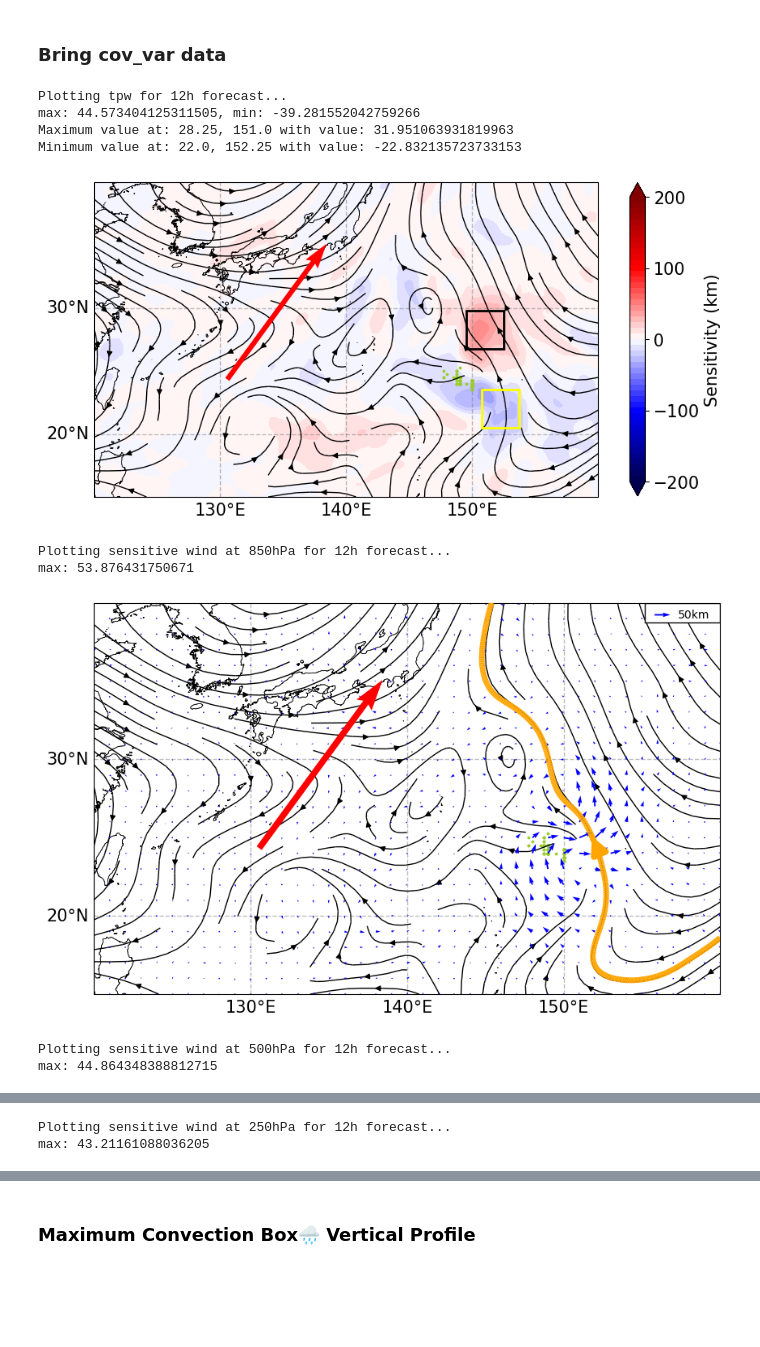
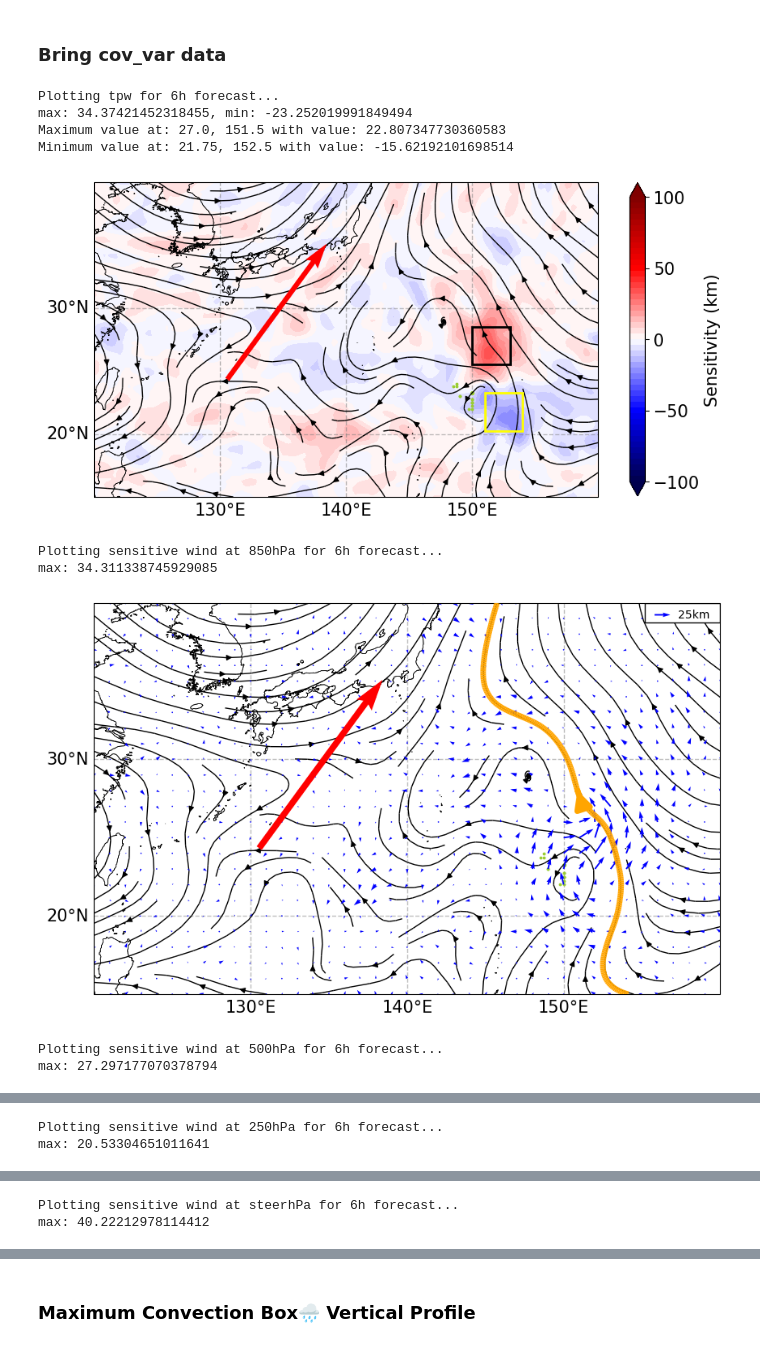
Before and after one commit to jjoo0727/Convective-Systems-Tropical-Dynamics-Laboratory, a Jupyter notebook: sensitivity/sensitivity_all_variances.ipynb, the cells around one changed output, grey strips where cells are left out. Drawn from its saved outputs; the diff is of its cells as text; code cells hidden in the pictures; blank space fills up the shorter version.

```diff
--- a/sensitivity/sensitivity_all_variances.ipynb
+++ b/sensitivity/sensitivity_all_variances.ipynb
@@ -750,7 +779,7 @@ GIF 저장 완료!
 cov_var_dict = {}
 mean_flow_500hPa = {}
 
-for predict_interval in range(12, 49, 12):
+for predict_interval in range(6, 49, 6):
     print(f'Processing {predict_interval} hours forecast...')
     datetime1 = key_time + timedelta(hours=int(predict_interval))
 
@@ -858,7 +887,10 @@ for predict_interval in range(12, 49, 12):
 
     u_steer = x_array_all[upper_dict['u'], steer_idx, :, :]  # Assuming the first level is the surface
     v_steer = x_array_all[upper_dict['v'], steer_idx, :, :]
-    u_steer = weight_sum
+    u_steer = weighted_sum(u_steer, steer_array)
+    v_steer = weighted_sum(v_steer, steer_array)
+    cov_var_dict[predict_interval]['u_steer'] = compute_cov_var(u_steer, distances_tar, ens_idx_list)
+    cov_var_dict[predict_interval]['v_steer'] = compute_cov_var(v_steer, distances_tar, ens_idx_list)
 
     #! Compute total precipitable water (TPW)
     cov_var_dict[predict_interval]['tpw'] = compute_cov_var(q_col, distances_tar, ens_idx_list)
@@ -988,8 +1005,8 @@ distances_tar = (projection - ensemble_mean) * 111
 # %%
 step = 4
 # quiver_scale = 100
-quiver_scale = 50
-sensitivity_scale = 200
+quiver_scale = 25
+sensitivity_scale = 100
 if storm_name == 'DEBBY':
     extent = [250, 290, 15, 40]
 else:
@@ -997,7 +1014,7 @@ else:
 window = 13
 
 # for predict_interval in cov_var_dict:
-for predict_interval in [12]:
+for predict_interval in [6]:
     datetime1 = key_time + timedelta(hours=int(predict_interval))
 
     wind_speed = np.sqrt(mean_flow_500hPa[predict_interval]['u']**2+mean_flow_500hPa[predict_interval]['v']**2)
@@ -1114,48 +1131,59 @@ for predict_interval in [12]:
     #                 plt.show()
 
 
     # for pres in level_list:
-    for pres in [850, 500, 250]:
-        u_cv = cov_var_dict[predict_interval]['u'][pres]
-        v_cv = cov_var_dict[predict_interval]['v'][pres]
+    for pres in [850, 500, 250, 'steer']:
+        if pres != 'steer':
+            u_cv = cov_var_dict[predict_interval]['u'][pres]
+            v_cv = cov_var_dict[predict_interval]['v'][pres]
+        else:
+            u_cv = cov_var_dict[predict_interval]['u_steer']
+            v_cv = cov_var_dict[predict_interval]['v_steer']
+
         print(f"Plotting sensitive wind at {pres}hPa for {predict_interval}h forecast...")
         print(f"max: {np.max(np.sqrt(u_cv**2+v_cv**2))}")
 
         # Plotting the covariance/variance
         fig, ax = plt.subplots(figsize=(10, 10), subplot_kw={'projection': proj})
         ax.set_extent(extent, crs=proj)
         ax.coastlines('10m', linewidth=0.5)
         if storm_name == 'DEBBY':
             lon_wrapped = (lon_grid + 180) % 360 - 180
             ax.streamplot(lon_wrapped[0, :], lat_grid[:, 0], masked_u, masked_v,
                         color='black', linewidth=1, density=1)
         else:
             ax.streamplot(lon_grid, lat_grid, masked_u, masked_v, color='black', linewidth=1, density=1)
-        # ax.streamplot(lon_grid, lat_grid, masked_u, masked_v,
-            #   start_points=np.array([[150, 30.5]]), # 다른 시작점
-            #   color='orange', linewidth=5, zorder=20,arrowsize=3,density=10,
-            #   transform=ccrs.PlateCarree())
+
+        if predict_interval == 24:
+            start_point = np.array([[150, 30.5]])  # 타겟 위치
+        elif predict_interval == 12:
+            start_point = np.array([[150, 27.43]])  # 타겟 위치
+        elif predict_interval == 6:
+            start_point = np.array([[150, 30.5]])
+        else:
+            start_point = np.array([[150, 30.5]])
+
         ax.streamplot(lon_grid, lat_grid, masked_u, masked_v,
-              start_points=np.array([[150, 27.43]]), # 다른 시작점
+              start_points=start_point, # 다른 시작점
               color='orange', linewidth=5, zorder=20,arrowsize=3,density=10,
               transform=ccrs.PlateCarree())
         uv_quiver = ax.quiver(lon_grid[::step, ::step], lat_grid[::step, ::step], u_cv[::step, ::step], v_cv[::step, ::step], color = 'blue', transform=proj, scale = quiver_scale*40, zorder = 2)
         uv_quiver_key = ax.quiverkey(uv_quiver, 0.92, 0.97, quiver_scale, f'{quiver_scale}km', labelpos='E', coordinates='axes', color = 'blue', zorder = 10)
         ax.quiver(pca_tar.mean_[0]-pca_tar.components_[0, 0]*6, pca_tar.mean_[1]-pca_tar.components_[0, 1]*6, pca_tar.components_[0, 0], pca_tar.components_[0, 1] , scale=3, color='r', width=0.01, label='Principal Axis', zorder = 30)
         # ax.quiver(pca_tar.mean_[0], pca_tar.mean_[1], -pca_tar.components_[0, 0], -pca_tar.components_[0, 1] , scale=20, color='r', width=0.005, label='Principal Axis', zorder = 2)
         plt.scatter(mid_pos[:, 0], mid_pos[:, 1], c='yellowgreen', s=3, transform=proj)
         map_background(ax, proj=proj)
         rect = patches.Rectangle((0.88, 0.95), 0.12, 0.05, linewidth=1, edgecolor='black', facecolor='white', transform=ax.transAxes, zorder = 2)
         ax.add_patch(rect)
         plt.show()
 # %% [output]
-Plotting tpw for 12h forecast...
-max: 44.573404125311505, min: -39.281552042759266
-Maximum value at: 28.25, 151.0 with value: 31.951063931819963
-Minimum value at: 22.0, 152.25 with value: -22.832135723733153
+Plotting tpw for 6h forecast...
+max: 34.37421452318455, min: -23.252019991849494
+Maximum value at: 27.0, 151.5 with value: 22.807347730360583
+Minimum value at: 21.75, 152.5 with value: -15.62192101698514
-[figure, old version]
+[figure, new version]
-Plotting sensitive wind at 850hPa for 12h forecast...
-max: 53.876431750671
+Plotting sensitive wind at 850hPa for 6h forecast...
+max: 34.311338745929085
-[figure, old version]
+[figure, new version]
-Plotting sensitive wind at 500hPa for 12h forecast...
-max: 44.864348388812715
+Plotting sensitive wind at 500hPa for 6h forecast...
+max: 27.297177070378794
@@ -1163,2 +1191,2 @@ max: 44.864348388812715
-Plotting sensitive wind at 250hPa for 12h forecast...
-max: 43.21161088036205
+Plotting sensitive wind at 250hPa for 6h forecast...
+max: 20.53304651011641
@@ -1165,0 +1194,2 @@ max: 43.21161088036205
+Plotting sensitive wind at steerhPa for 6h forecast...
+max: 40.22212978114412
```
Also changed, not shown: parts of 18 cells of this notebook, 1 other file.
